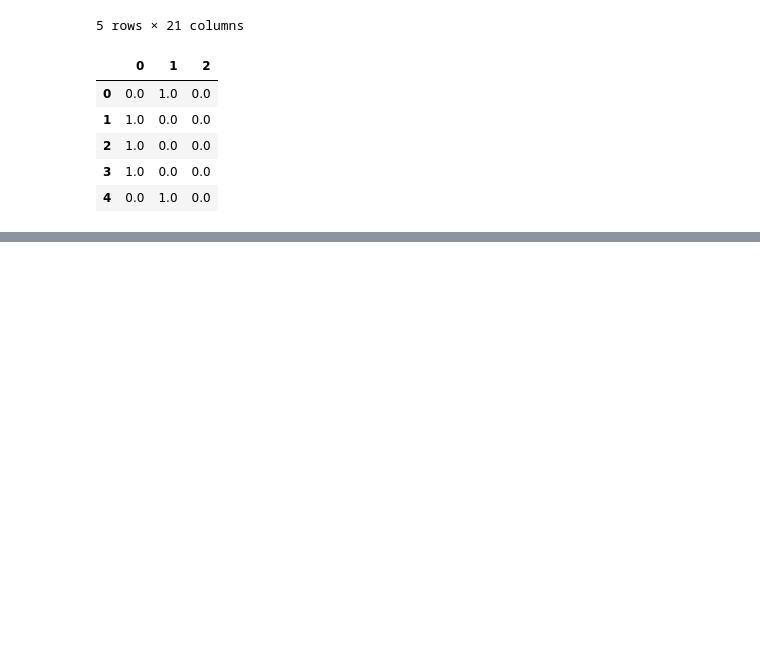
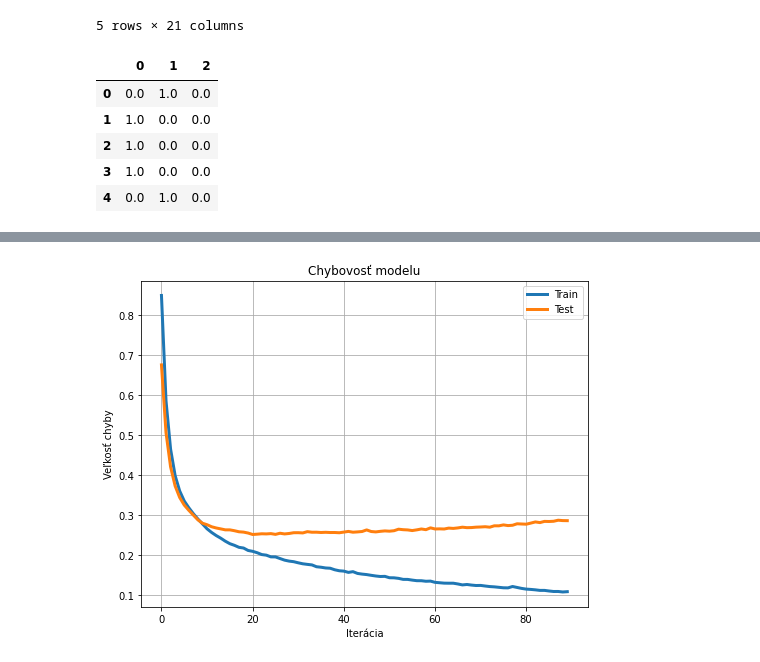
Before and after one commit to georgeob/Drzik_NS2021, a Jupyter notebook: Drzik_NS2021.ipynb, the cells around one changed output, grey strips where cells are left out. Cells and saved outputs as stored; diff of their text form; code cells hidden in the pictures; blank space fills up the shorter version.

```diff
--- a/Drzik_NS2021.ipynb
+++ b/Drzik_NS2021.ipynb
@@ -343,0 +463,12 @@ pd.DataFrame(Y_test).head(5)
+# %%
+plt.figure(figsize=(8,6))
+plt.plot(keras_model_output.history['loss'], linewidth=3)
+plt.plot(keras_model_output.history['val_loss'], linewidth=3)
+plt.title('Chybovosť modelu')
+plt.ylabel('Veľkosť chyby')
+plt.xlabel('Iterácia')
+plt.legend(['Train', 'Test'], loc='upper right')
+plt.grid(b=True, which='major', color='#aaaaaa', linestyle='-')
+plt.show()
+# %% [output]
+[figure, added]
```
Also changed, not shown: parts of 15 cells of this notebook.
